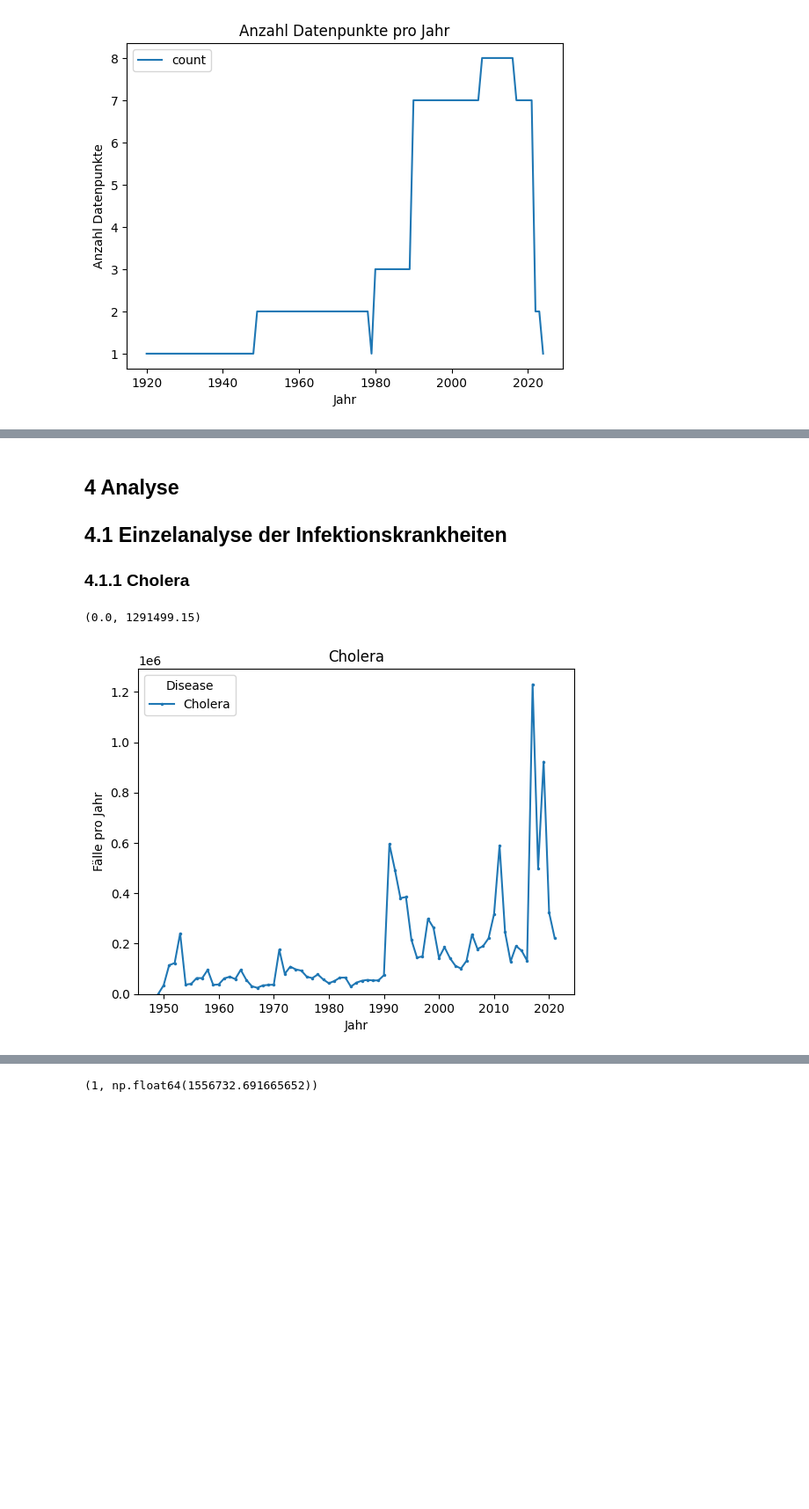
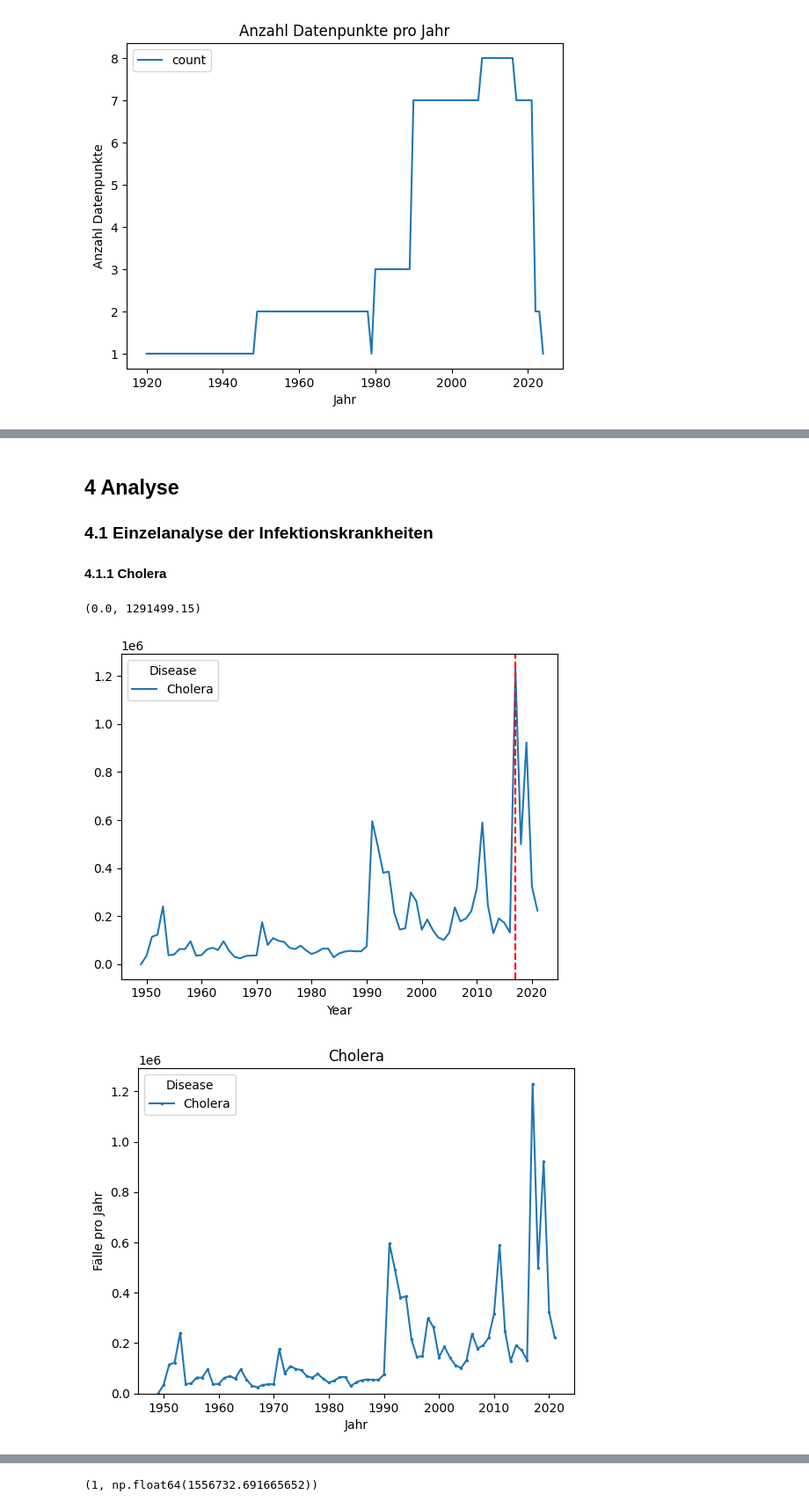
Before and after one commit to Retikulum94/Leistungsnachweis_2, a Jupyter notebook: Leistungsnachweis Infektionskrankheiten im Verlauf der Zeit.ipynb, the cells around one changed output, grey strips where cells are left out. Shown at 88% size. Cells and saved outputs as stored; diff of their text form; code cells hidden in the pictures; blank space fills up the shorter version.

Commit message:
Korrekturen und Cholera ergänzt

```diff
--- a/Leistungsnachweis Infektionskrankheiten im Verlauf der Zeit.ipynb
+++ b/Leistungsnachweis Infektionskrankheiten im Verlauf der Zeit.ipynb
@@ -134,12 +137,15 @@ g.legend()
 # %% [markdown]
 ## 4 Analyse
-## 4.1 Einzelanalyse der Infektionskrankheiten
-### 4.1.1 Cholera
+### 4.1 Einzelanalyse der Infektionskrankheiten
+#### 4.1.1 Cholera
 # %%
 df_Krankheit=df_pivot[['Cholera']]
-df_Krankheit.plot(title='Cholera', marker='o', markersize=1.5, xlabel='Jahr', ylabel='Fälle pro Jahr', logy=False, color='#1f77b4')
+ax=df_Krankheit.plot()
+df_Krankheit.plot(title='Cholera', marker='o', markersize=1.5, xlabel='Jahr', ylabel='Fälle pro Jahr', logy=False, color='#1f77b4', )
+ax.axvline(x=2017, color='red', linestyle='--', label='Jemens Bürgerkrieg')
 plt.ylim(bottom=0)
 # %% [output]
 (0.0, 1291499.15)
-[figure, old version]
+[figure, new version]
+[figure, added]
 # %% [markdown]
```
Also changed, not shown: parts of 21 cells of this notebook.
